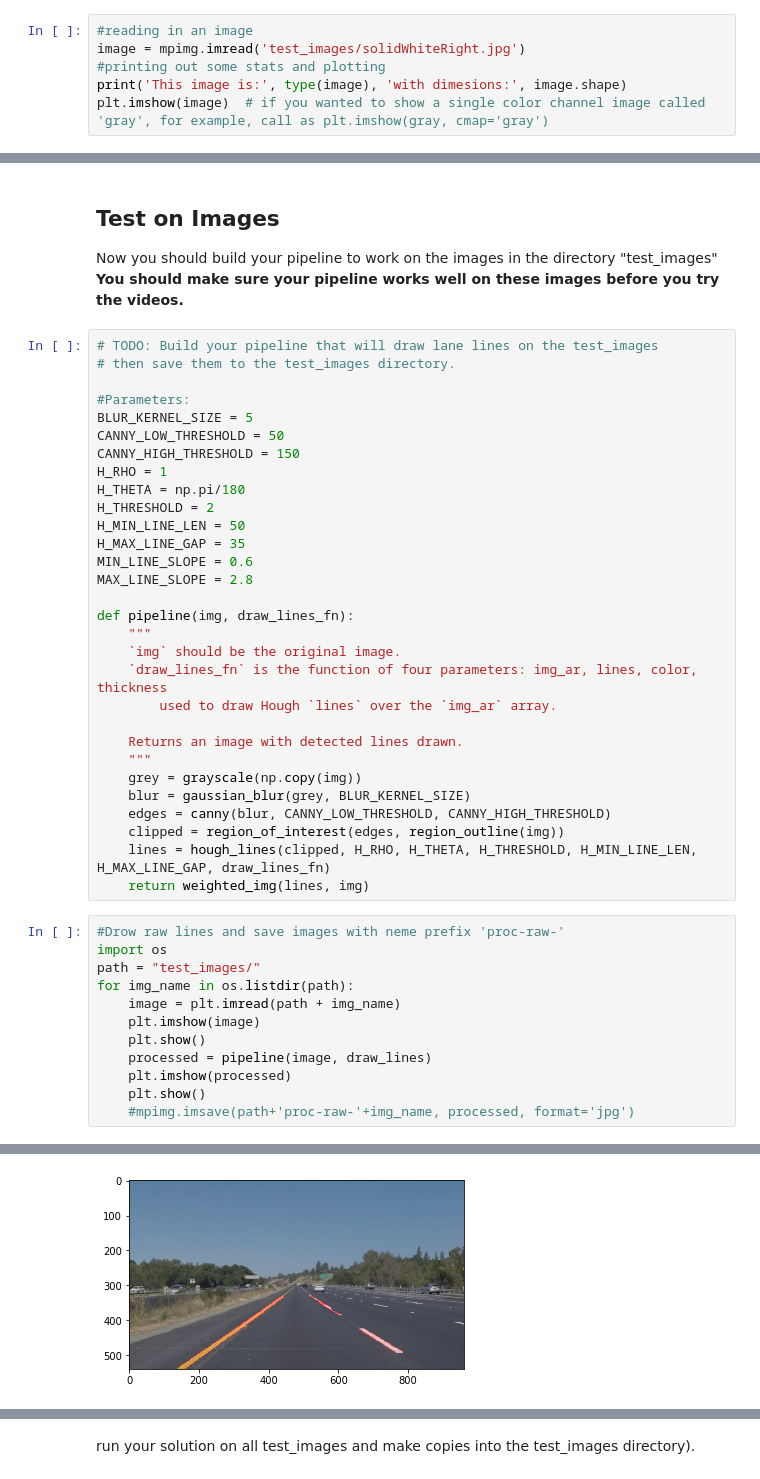
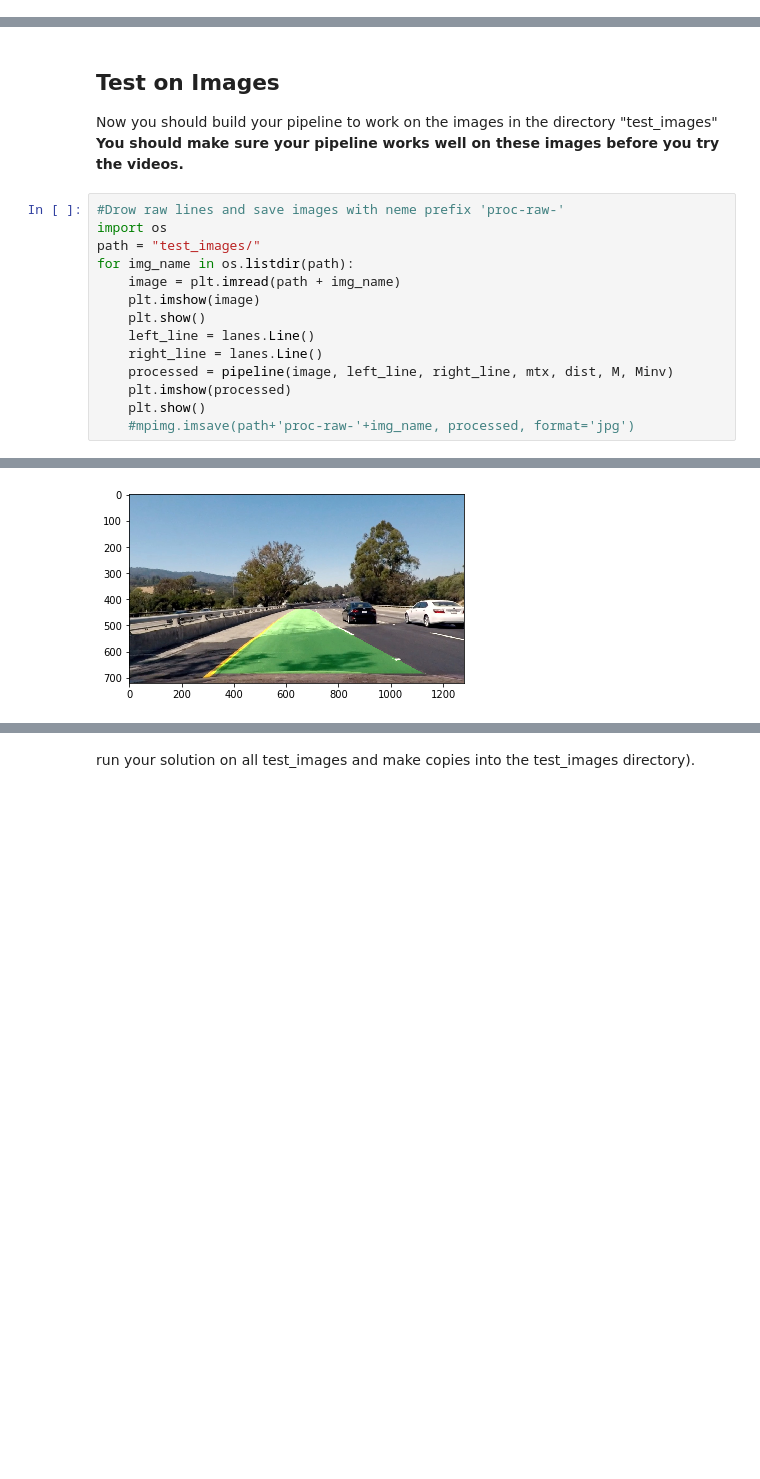
Before and after one commit to troussan/CarND-Advanced-Lane-Lines, a Jupyter notebook: P4.ipynb, the cells around one changed output, grey strips where cells are left out. Cells and saved outputs as stored; diff of their text form; blank space fills up the shorter version.

```diff
--- a/P4.ipynb
+++ b/P4.ipynb
@@ -43,6 +26,0 @@ import cv2
-# %%
-#reading in an image
-image = mpimg.imread('test_images/solidWhiteRight.jpg')
-#printing out some stats and plotting
-print('This image is:', type(image), 'with dimesions:', image.shape)
-plt.imshow(image)  # if you wanted to show a single color channel image called 'gray', for example, call as plt.imshow(gray, cmap='gray')
@@ -171,36 +68,6 @@ def weighted_img(img, initial_img, α=0.8, β=1., λ=0.):
 
 Now you should build your pipeline to work on the images in the directory "test_images"
 **You should make sure your pipeline works well on these images before you try the videos.**
-# %%
-# TODO: Build your pipeline that will draw lane lines on the test_images
-# then save them to the test_images directory.
-
-#Parameters:
-BLUR_KERNEL_SIZE = 5
-CANNY_LOW_THRESHOLD = 50
-CANNY_HIGH_THRESHOLD = 150
-H_RHO = 1
-H_THETA = np.pi/180
-H_THRESHOLD = 2
-H_MIN_LINE_LEN = 50
-H_MAX_LINE_GAP = 35
-MIN_LINE_SLOPE = 0.6
-MAX_LINE_SLOPE = 2.8
-
-def pipeline(img, draw_lines_fn):
-    """
-    `img` should be the original image.
-    `draw_lines_fn` is the function of four parameters: img_ar, lines, color, thickness
-        used to draw Hough `lines` over the `img_ar` array.
-
-    Returns an image with detected lines drawn.
-    """
-    grey = grayscale(np.copy(img))
-    blur = gaussian_blur(grey, BLUR_KERNEL_SIZE)
-    edges = canny(blur, CANNY_LOW_THRESHOLD, CANNY_HIGH_THRESHOLD)
-    clipped = region_of_interest(edges, region_outline(img))
-    lines = hough_lines(clipped, H_RHO, H_THETA, H_THRESHOLD, H_MIN_LINE_LEN, H_MAX_LINE_GAP, draw_lines_fn)
-    return weighted_img(lines, img)
 # %%
 #Drow raw lines and save images with neme prefix 'proc-raw-'
 import os
@@ -209,7 +76,9 @@ for img_name in os.listdir(path):
     image = plt.imread(path + img_name)
     plt.imshow(image)
     plt.show()
-    processed = pipeline(image, draw_lines)
+    left_line = lanes.Line()
+    right_line = lanes.Line()
+    processed = pipeline(image, left_line, right_line, mtx, dist, M, Minv)
     plt.imshow(processed)
     plt.show()
     #mpimg.imsave(path+'proc-raw-'+img_name, processed, format='jpg')
@@ -228 +97 @@ for img_name in os.listdir(path):
-[figure, old version]
+[figure, new version]
```
Also changed, not shown: parts of 16 cells of this notebook, 4 other files.
